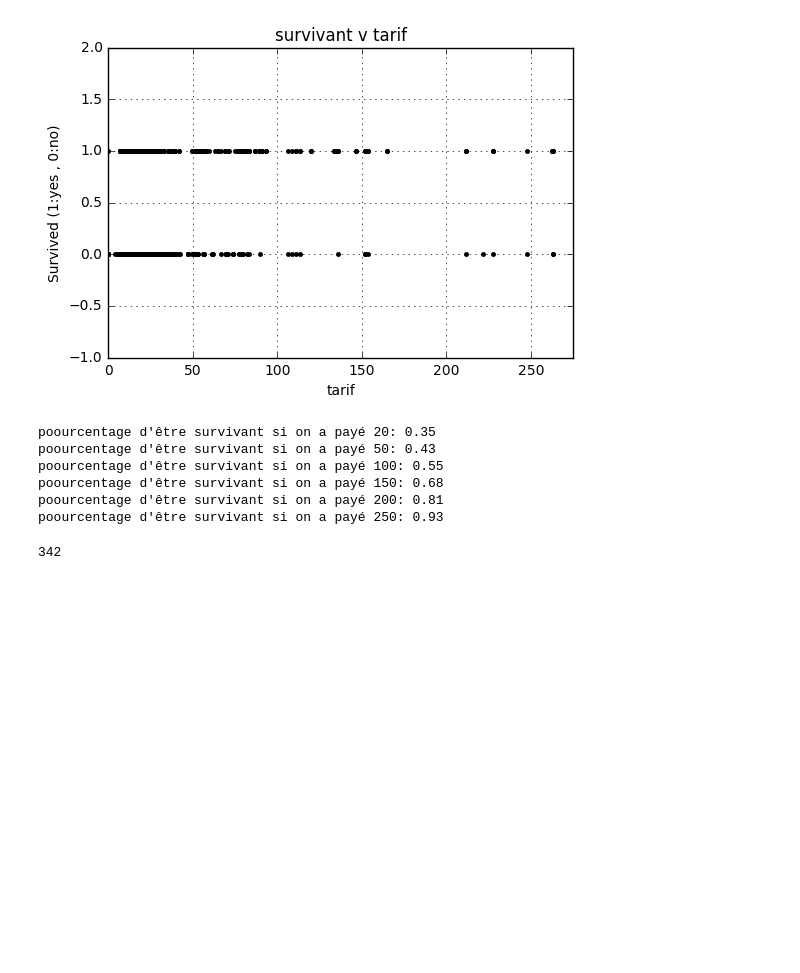
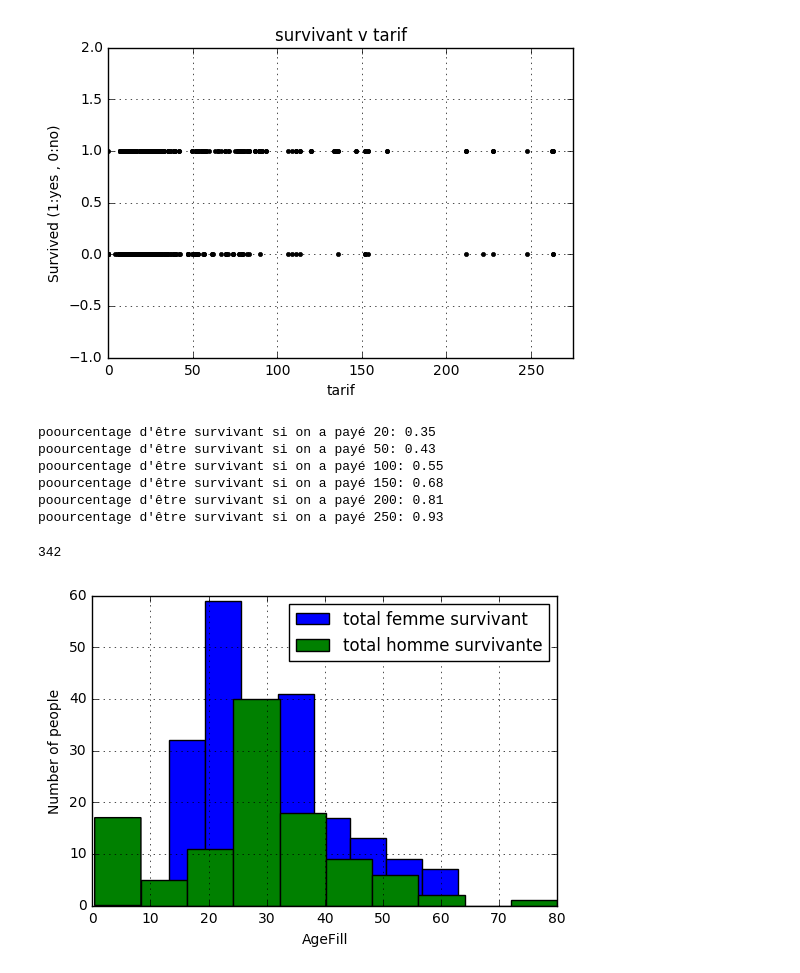
Before and after one commit to RomainGuilbaud/project-Romain, a Jupyter notebook: P1/pandas.ipynb, the cells around one changed output. Cells and saved outputs as stored; diff of their text form; code cells hidden in the pictures; blank space fills up the shorter version.

```diff
--- a/P1/pandas.ipynb
+++ b/P1/pandas.ipynb
@@ -569,3 +674,18 @@ Survived = data[0::,1] == "1"
 np.sum(Survived)
 # %% [output]
 342
+# %%
+from matplotlib import pyplot
+
+hommesurvivant=(df['Survived']==1) & (df['Sex']=='male')
+femmesurvivante=(df['Survived']==1) & (df['Sex']=='female')
+
+pyplot.hist(df[femmesurvivante]['AgeFill'], label='total femme survivant')
+pyplot.hist(df[hommesurvivant]['AgeFill'], label='total homme survivante')
+pyplot.xlabel('AgeFill')
+pyplot.ylabel('Number of people')
+pyplot.legend(loc='upper right')
+pyplot.grid(True)
+pyplot.show()
+# %% [output]
+[figure, added]
```
Also changed, not shown: parts of 10 cells of this notebook.
